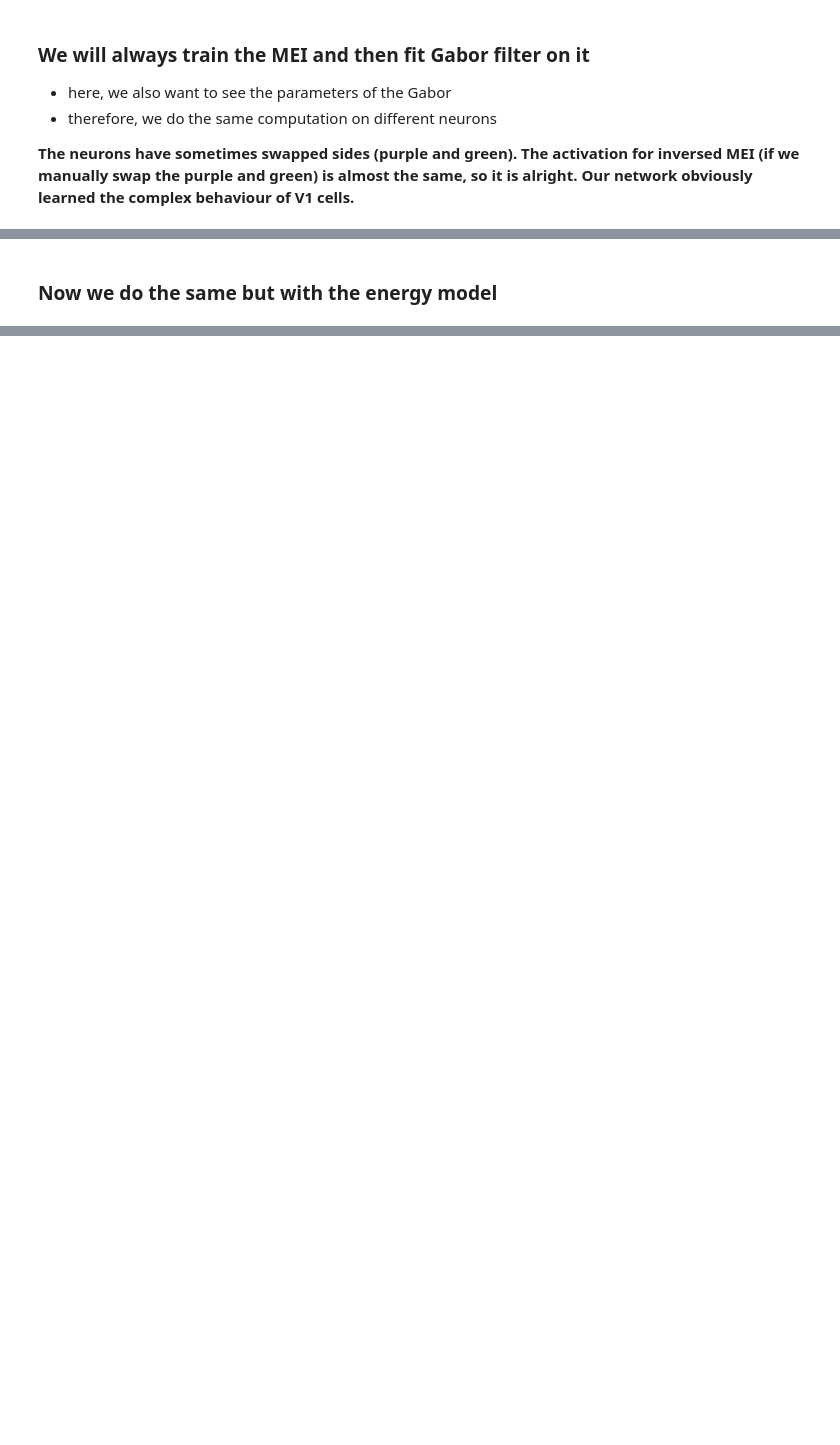
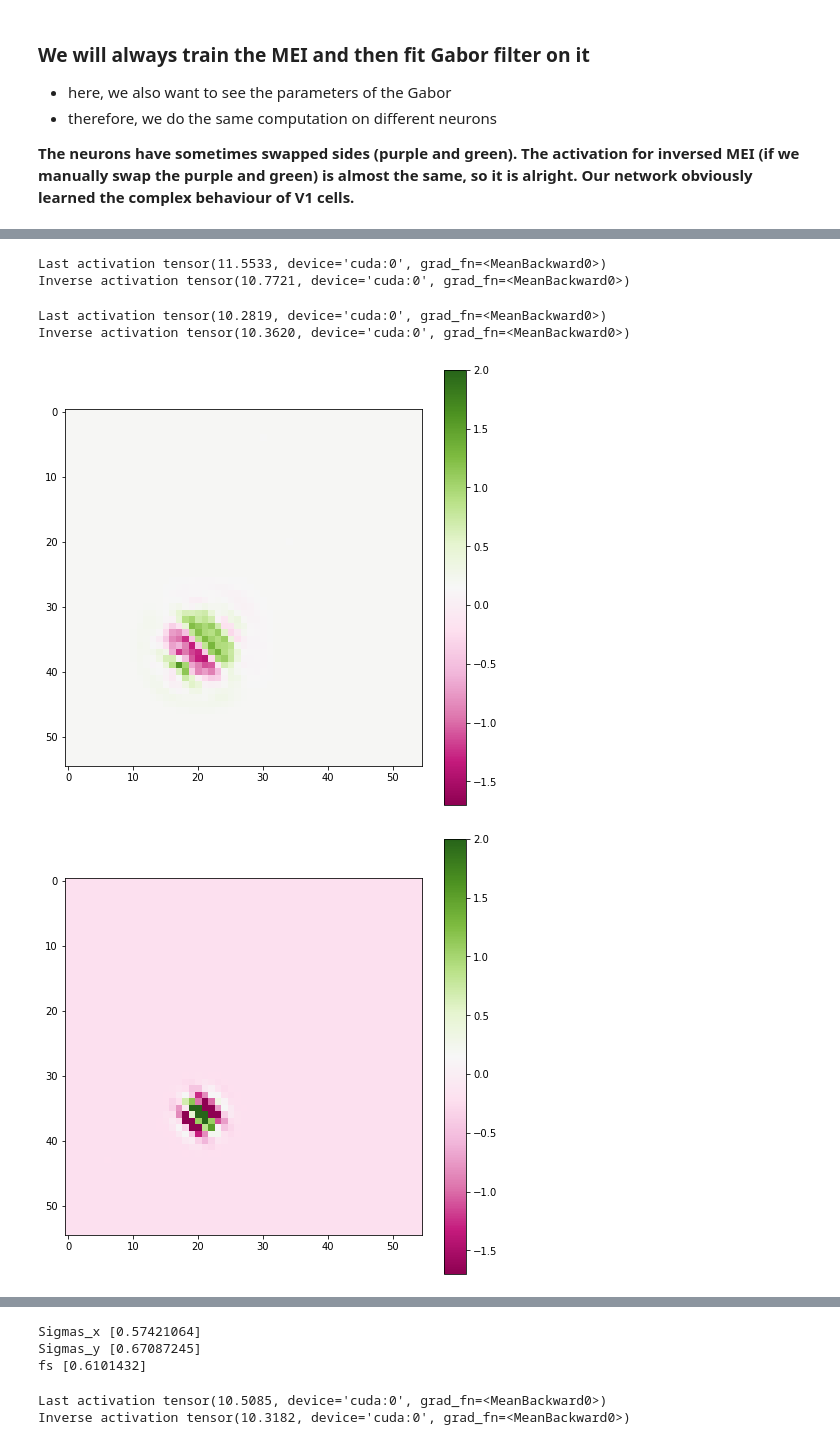
Before and after one commit to mpicek/reCNN_visual_prosthesis, a Jupyter notebook: experiments/MEI.ipynb, the cells around one changed output, grey strips where cells are left out. Drawn from its saved outputs; the diff is of its cells as text; code cells hidden in the pictures; blank space fills up the shorter version.

Commit message:
MEI notebook comparing reCNN and EM neurons

```diff
--- a/experiments/MEI.ipynb
+++ b/experiments/MEI.ipynb
@@ -74,7 +75,8 @@ def plot_img(img, pixel_min, pixel_max):
     plt.colorbar()
     plt.show()
 # %%
-encoder = download_model(artifact_name="reCNN_bottleneck_CyclicGauss3d:v1011", model_class=reCNN_bottleneck_CyclicGauss3d_no_scaling)
+bottleneck_model = download_model(artifact_name="reCNN_bottleneck_CyclicGauss3d:v1011", model_class=reCNN_bottleneck_CyclicGauss3d_no_scaling)
+energy_model = download_model(artifact_name="EnergyModel:v486", model_class=EnergyModel)
 # %% [output]
 Failed to detect the name of this notebook, you can set it manually with the WANDB_NOTEBOOK_NAME environment variable to enable code saving.
 wandb: Currently logged in as: csng-cuni (use `wandb login --relogin` to force relogin)
@@ -425,2 +316,68 @@ Lossy conversion from float32 to uint8. Range [-1.7566992044448853, 1.2750096321
-# %% [markdown]
-### Now we do the same but with the energy model
+# %%
+stds = [0.15]
+fs_bm = []
+sigmas_x_bm = []
+sigmas_y_bm = []
+fs_em = []
+sigmas_x_em = []
+sigmas_y_em = []
+
+
+device = "cuda" if torch.cuda.is_available() else "cpu"
+
+num_neurons_to_test = 35
+
+# try different neurons
+for neuron in range(num_neurons_to_test):
+    meis_bm = []
+    meis_em = []
+
+    # and different stds
+    for std in stds:
+        # first, find the MEI
+
+        mei = train_mei(bottleneck_model, device, neuron, std=std)
+        meis_bm.append(mei)
+        mei = train_mei(energy_model, device, neuron, std=std)
+        meis_em.append(mei)
+
+        plot_img(meis_bm[-1], -1.7, 2)
+        plot_img(meis_em[-1], -1.7, 2)
+
+    for i in range(len(stds)):
+        # now, find the gabor
+        std = stds[i]
+        g = GaborFilter(
+            init_pos_x=pos_x[neuron],
+            init_pos_y=pos_y[neuron],
+            init_ori=orientations[neuron],
+            init_f=1.2,
+            dataset_default_ori_shift=90
+        )
+
+        gab = train_gabor(g, meis_bm[-1], device)
+
+        # bottleneck_model, energy_model, gabor trained on bottleneck_model
+
+        # show_three_images(mei.cpu().detach().numpy(), gab.cpu().detach().numpy(), mei.cpu().detach().numpy() - gab.cpu().detach().numpy(), -1.7, 2)
+        for name, param in g.named_parameters():
+            if name == "sigma_x":
+                sigmas_x_bm.append(param.cpu().detach().numpy()[0])
+            if name == "sigma_y":
+                sigmas_y_bm.append(param.cpu().detach().numpy()[0])
+            if name == "f":
+                fs_bm.append(param.cpu().detach().numpy()[0])
+
+
+        show_three_images(meis_bm[-1], meis_em[-1], gab, -1.7, 2)
+
+        print("Sigmas_x", sigmas_x_bm)
+        print("Sigmas_y", sigmas_y_bm)
+        print("fs", fs_bm)
+# %% [output]
+Last activation tensor(11.5533, device='cuda:0', grad_fn=<MeanBackward0>)
+Inverse activation tensor(10.7721, device='cuda:0', grad_fn=<MeanBackward0>)
+Last activation tensor(10.2819, device='cuda:0', grad_fn=<MeanBackward0>)
+Inverse activation tensor(10.3620, device='cuda:0', grad_fn=<MeanBackward0>)
+[figure, added]
+[figure, added]
@@ -426,0 +385,5 @@ Lossy conversion from float32 to uint8. Range [-1.7566992044448853, 1.2750096321
+Sigmas_x [0.57421064]
+Sigmas_y [0.67087245]
+fs [0.6101432]
+Last activation tensor(10.5085, device='cuda:0', grad_fn=<MeanBackward0>)
+Inverse activation tensor(10.3182, device='cuda:0', grad_fn=<MeanBackward0>)
```
Also changed, not shown: parts of 10 cells of this notebook.
